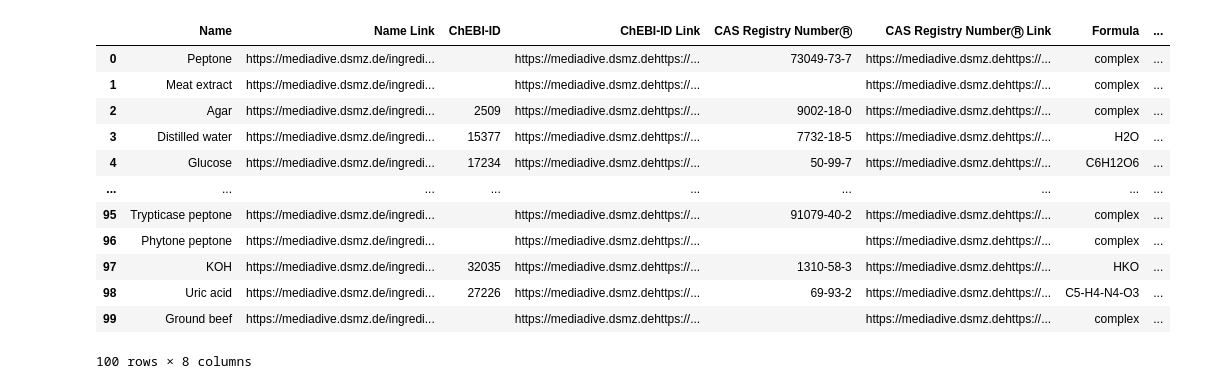
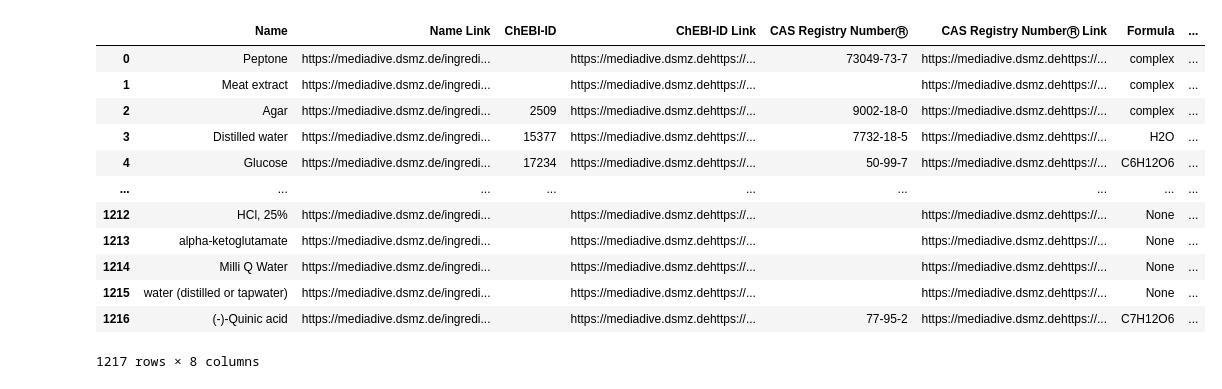
Before and after one commit to qqgjyx/MATH-Group-Scrapper, a Jupyter notebook: ingredients.ipynb, the cells around one changed output. Drawn from its saved outputs; the diff is of its cells as text; code cells hidden in the pictures.

Commit message:
v3.9.3d  gas done  steps done  ingredients.ipynb done

```diff
--- a/ingredients.ipynb
+++ b/ingredients.ipynb
@@ -74,43 +74,43 @@ def extract_data_from_page(url, page, retries=5):
 
 # Main scraping process
 all_data = []
-num_pages = 5  # Adjust the number of pages you want to scrape
+num_pages = 61  # Adjust the number of pages you want to scrape
 
 max_workers = 64  # Adjust based on the MacBook M3 Pro capabilities
 
 with ThreadPoolExecutor(max_workers=max_workers) as executor:
     future_to_page = {executor.submit(extract_data_from_page, base_url + "/ingredients", page): page for page in range(1, num_pages + 1)}
 
     for future in tqdm(as_completed(future_to_page), total=num_pages, desc="Extracting data from pages"):
         page_data = future.result()
         all_data.extend(page_data)
 
 # Sort the data based on the page number to maintain the order
 all_data.sort(key=lambda x: x[0])
 
 # Create a DataFrame from the extracted data
 columns = ["Page", "Name", "Name Link", "ChEBI-ID", "ChEBI-ID Link", "CAS Registry NumberⓇ", "CAS Registry NumberⓇ Link", "Formula", "Mass"]
 df = pd.DataFrame(all_data, columns=columns)
 df.drop(columns=["Page"], inplace=True)  # Remove the page column if not needed
 
 # print(df)  # Print the DataFrame to check if it's populated
 # df.to_csv('ingredients.csv', index=False)
 
 df
 # %% [output]
 |  | Name | Name Link | ChEBI-ID | ChEBI-ID Link | CAS Registry NumberⓇ | CAS Registry NumberⓇ Link | Formula | ... |
 | 0 | Peptone | https://mediadive.dsmz.de/ingredi... |  | https://mediadive.dsmz.dehttps://... | 73049-73-7 | https://mediadive.dsmz.dehttps://... | complex | ... |
 | 1 | Meat extract | https://mediadive.dsmz.de/ingredi... |  | https://mediadive.dsmz.dehttps://... |  | https://mediadive.dsmz.dehttps://... | complex | ... |
 | 2 | Agar | https://mediadive.dsmz.de/ingredi... | 2509 | https://mediadive.dsmz.dehttps://... | 9002-18-0 | https://mediadive.dsmz.dehttps://... | complex | ... |
 | 3 | Distilled water | https://mediadive.dsmz.de/ingredi... | 15377 | https://mediadive.dsmz.dehttps://... | 7732-18-5 | https://mediadive.dsmz.dehttps://... | H2O | ... |
 | 4 | Glucose | https://mediadive.dsmz.de/ingredi... | 17234 | https://mediadive.dsmz.dehttps://... | 50-99-7 | https://mediadive.dsmz.dehttps://... | C6H12O6 | ... |
 | ... | ... | ... | ... | ... | ... | ... | ... | ... |
-| 95 | Trypticase peptone | https://mediadive.dsmz.de/ingredi... |  | https://mediadive.dsmz.dehttps://... | 91079-40-2 | https://mediadive.dsmz.dehttps://... | complex | ... |
-| 96 | Phytone peptone | https://mediadive.dsmz.de/ingredi... |  | https://mediadive.dsmz.dehttps://... |  | https://mediadive.dsmz.dehttps://... | complex | ... |
-| 97 | KOH | https://mediadive.dsmz.de/ingredi... | 32035 | https://mediadive.dsmz.dehttps://... | 1310-58-3 | https://mediadive.dsmz.dehttps://... | HKO | ... |
-| 98 | Uric acid | https://mediadive.dsmz.de/ingredi... | 27226 | https://mediadive.dsmz.dehttps://... | 69-93-2 | https://mediadive.dsmz.dehttps://... | C5-H4-N4-O3 | ... |
-| 99 | Ground beef | https://mediadive.dsmz.de/ingredi... |  | https://mediadive.dsmz.dehttps://... |  | https://mediadive.dsmz.dehttps://... | complex | ... |
+| 1212 | HCl, 25% | https://mediadive.dsmz.de/ingredi... |  | https://mediadive.dsmz.dehttps://... |  | https://mediadive.dsmz.dehttps://... | None | ... |
+| 1213 | alpha-ketoglutamate | https://mediadive.dsmz.de/ingredi... |  | https://mediadive.dsmz.dehttps://... |  | https://mediadive.dsmz.dehttps://... | None | ... |
+| 1214 | Milli Q Water | https://mediadive.dsmz.de/ingredi... |  | https://mediadive.dsmz.dehttps://... |  | https://mediadive.dsmz.dehttps://... | None | ... |
+| 1215 | water (distilled or tapwater) | https://mediadive.dsmz.de/ingredi... |  | https://mediadive.dsmz.dehttps://... |  | https://mediadive.dsmz.dehttps://... | None | ... |
+| 1216 | (-)-Quinic acid | https://mediadive.dsmz.de/ingredi... |  | https://mediadive.dsmz.dehttps://... | 77-95-2 | https://mediadive.dsmz.dehttps://... | C7H12O6 | ... |
-100 rows × 8 columns
+1217 rows × 8 columns
 # %%
 # Function to extract additional data from individual Name links
 def extract_additional_data(name_link, pbar, retries=50):
```
Also changed, not shown: parts of 1 cell of this notebook, 1 other file.
